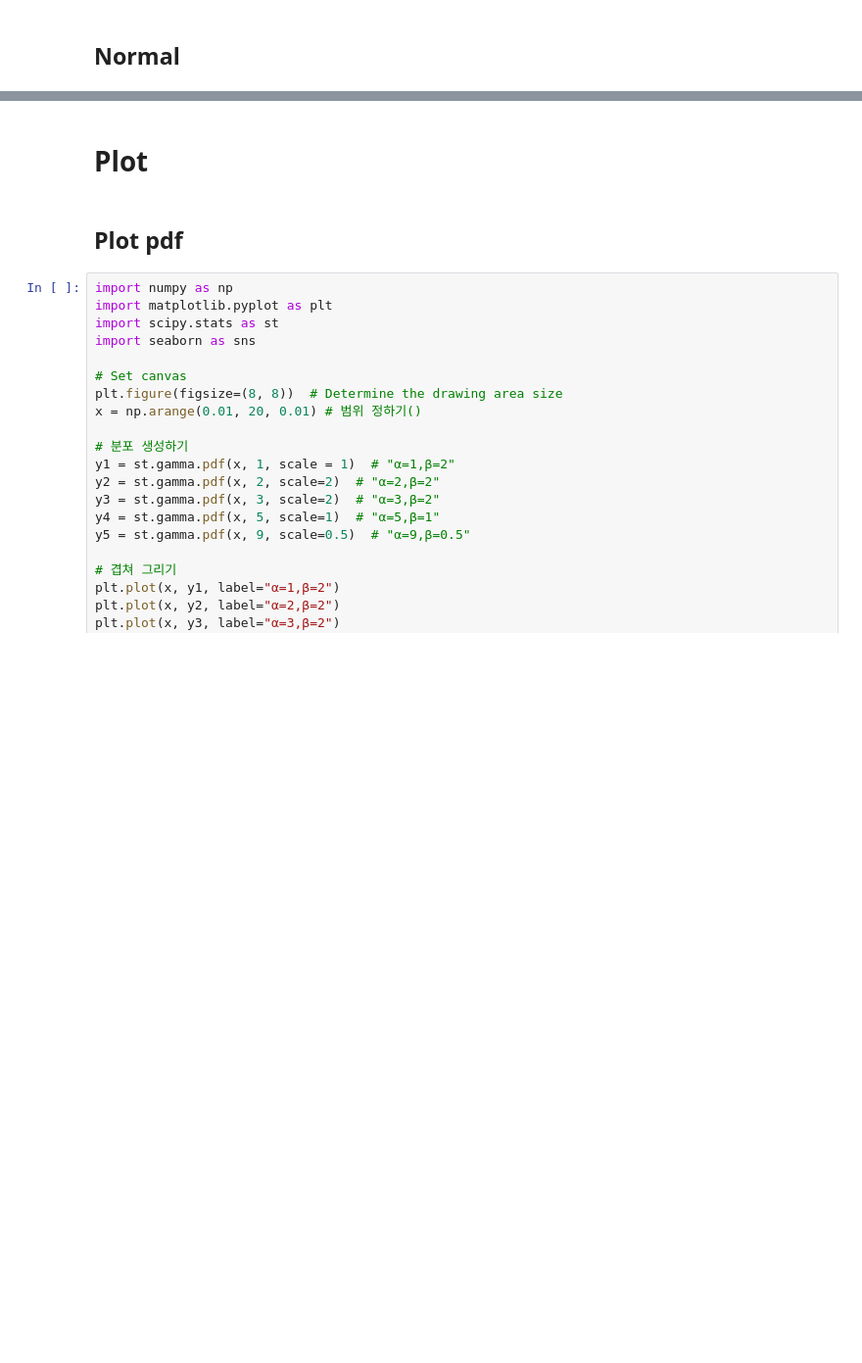
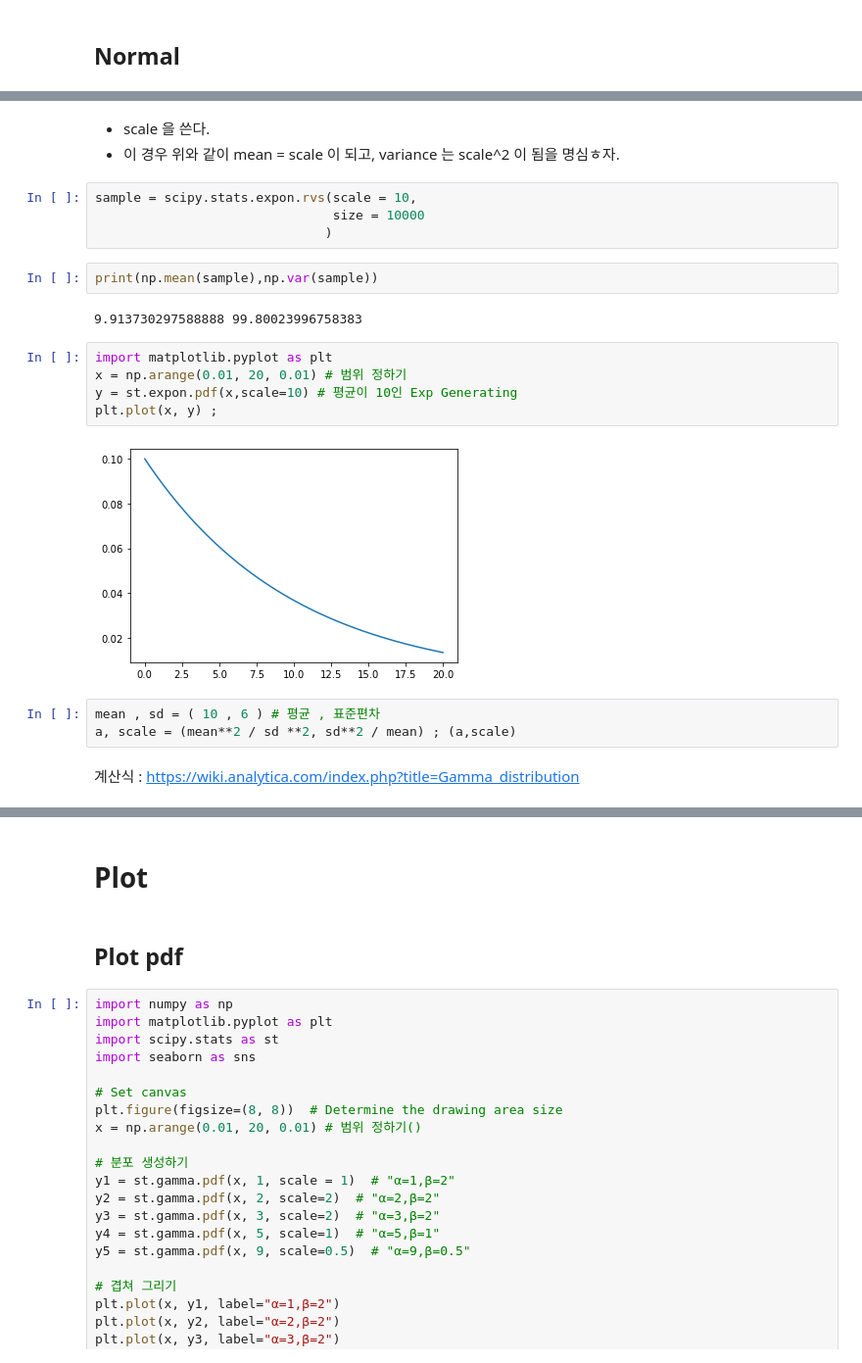
Before and after one commit to hana-dool/Data_Analysis, a Jupyter notebook: 2. Bayesian Model.ipynb, the cells around one changed output, grey strips where cells are left out. Shown at 98% size. Cells and saved outputs as stored; diff of their text form; blank space fills up the shorter version.

```diff
--- a/2. Bayesian Model.ipynb
+++ b/2. Bayesian Model.ipynb
@@ -54,0 +121,23 @@ array([ 0.25440258,  1.96408335,  1.41985091,  0.22382053, -1.40906574,
+# %% [markdown]
+- scale 을 쓴다.
+- 이 경우 위와 같이 mean = scale 이 되고, variance 는 scale^2 이 됨을 명심ㅎ자.
+# %%
+sample = scipy.stats.expon.rvs(scale = 10,
+                               size = 10000
+                              )
+# %%
+print(np.mean(sample),np.var(sample))
+# %% [output]
+9.913730297588888 99.80023996758383
+# %%
+import matplotlib.pyplot as plt
+x = np.arange(0.01, 20, 0.01) # 범위 정하기
+y = st.expon.pdf(x,scale=10) # 평균이 10인 Exp Generating
+plt.plot(x, y) ;
+# %% [output]
+[figure, added]
+# %%
+mean , sd = ( 10 , 6 ) # 평균 , 표준편차
+a, scale = (mean**2 / sd **2, sd**2 / mean) ; (a,scale)
+# %% [markdown]
+계산식 : https://wiki.analytica.com/index.php?title=Gamma_distribution
```
Also changed, not shown: parts of 36 cells of this notebook, 3 other files.
